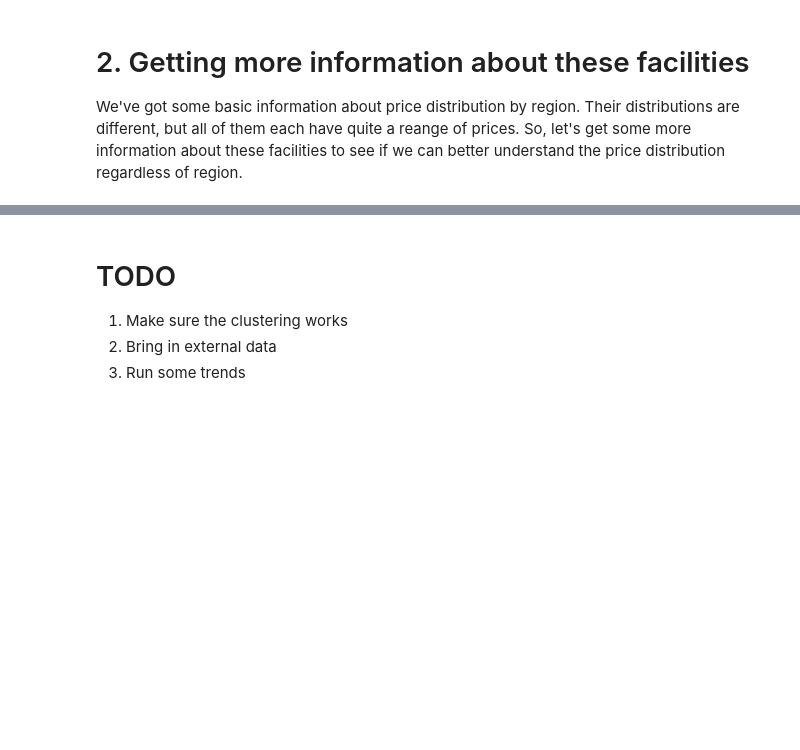
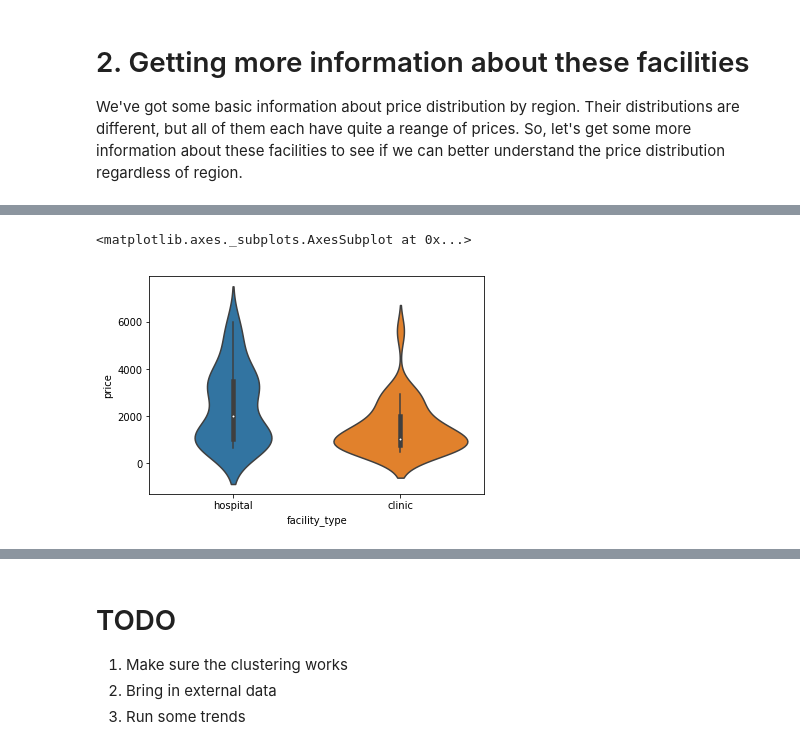
Before and after one commit to paulboal/tdwi-accelerate-2017-python, a Jupyter notebook: 01-get-sleep-prices.ipynb, the cells around one changed output, grey strips where cells are left out. Cells and saved outputs as stored; diff of their text form; code cells hidden in the pictures; blank space fills up the shorter version.

```diff
--- a/01-get-sleep-prices.ipynb
+++ b/01-get-sleep-prices.ipynb
@@ -146,9 +126,0 @@ classifier.get_cluster_names()
-# %%
-cluster_labels = {
-    0: 'hospital',
-    1: 'hospital',
-    2: 'clinic'
-}
-df['cluster'] = classifier.get_clusters()
-df['cluster_label'] = df.cluster.map(cluster_labels)
-sns.violinplot(data=df, y='price', x='cluster_label')
@@ -157,0 +133,11 @@ sns.violinplot(data=df, y='price', x='cluster_label')
+# %%
+cluster_labels = classifier.get_cluster_names()
+for num in cluster_labels:
+    if 'physician' in cluster_labels[num]:
+        cluster_labels[num] = 'clinic'
+    else:
+        cluster_labels[num] = 'hospital'
+print(cluster_labels)
+
+df['cluster'] = classifier.get_clusters()
+df['facility_type'] = df.cluster.map(cluster_labels)
@@ -157,0 +150,5 @@ sns.violinplot(data=df, y='price', x='cluster_label')
+# %%
+sns.violinplot(data=df, y='price', x='facility_type')
+# %% [output]
+<matplotlib.axes._subplots.AxesSubplot at 0x...>
+[figure, added]
```
Also changed, not shown: parts of 18 cells of this notebook, 3 other files.
